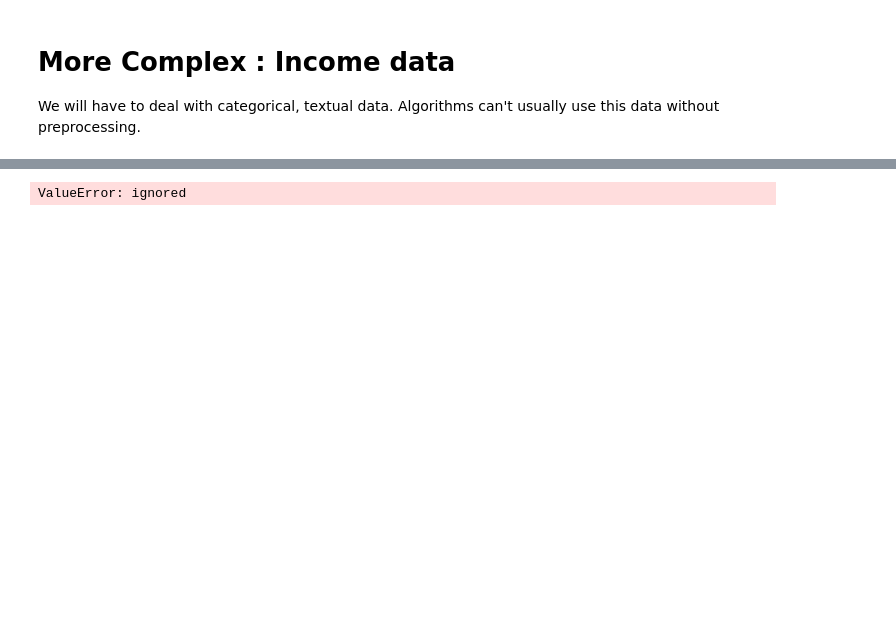
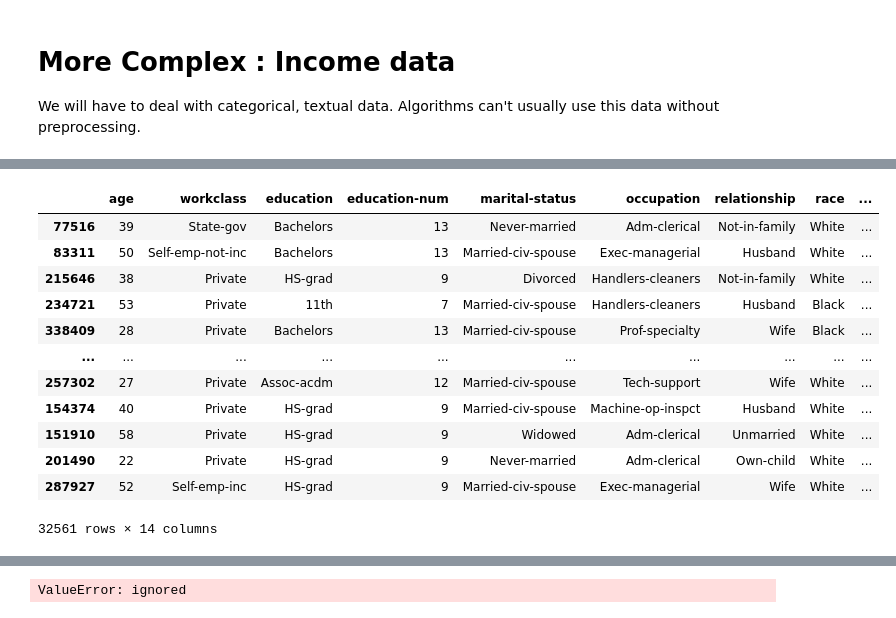
Before and after one commit to paulbruffett/python_class, a Jupyter notebook: M05 - Foundations of Applied Data Science.ipynb, the cells around one changed output, grey strips where cells are left out. Saved outputs shown, nothing was run; the diff lists cells and outputs as text; code cells hidden in the pictures; blank space fills up the shorter version.

```diff
--- a/M05 - Foundations of Applied Data Science.ipynb
+++ b/M05 - Foundations of Applied Data Science.ipynb
@@ -277,4 +274,4 @@ from sklearn.pipeline import Pipeline
 # %%
 col_names = ['age','workclass','education','education-num','marital-status','occupation','relationship','race','sex','capital-gain','capital-loss','hours-per-week','native-country','fnlwgt']
-X_train = pd.read_csv('https://archive.ics.uci.edu/ml/machine-learning-databases/adult/adult.data',names=col_names,header=None)
-X_test = pd.read_csv('https://archive.ics.uci.edu/ml/machine-learning-databases/adult/adult.test', header=None, skiprows=1,names=col_names)
+train = pd.read_csv('https://archive.ics.uci.edu/ml/machine-learning-databases/adult/adult.data',names=col_names,header=None,index_col=2)
+test = pd.read_csv('https://archive.ics.uci.edu/ml/machine-learning-databases/adult/adult.test', header=None, skiprows=1,names=col_names, index_col=2)
@@ -312,0 +278,16 @@ X_test
+# %%
+train
+# %% [output]
+|  | age | workclass | education | education-num | marital-status | occupation | relationship | race | ... |
+| 77516 | 39 | State-gov | Bachelors | 13 | Never-married | Adm-clerical | Not-in-family | White | ... |
+| 83311 | 50 | Self-emp-not-inc | Bachelors | 13 | Married-civ-spouse | Exec-managerial | Husband | White | ... |
+| 215646 | 38 | Private | HS-grad | 9 | Divorced | Handlers-cleaners | Not-in-family | White | ... |
+| 234721 | 53 | Private | 11th | 7 | Married-civ-spouse | Handlers-cleaners | Husband | Black | ... |
+| 338409 | 28 | Private | Bachelors | 13 | Married-civ-spouse | Prof-specialty | Wife | Black | ... |
+| ... | ... | ... | ... | ... | ... | ... | ... | ... | ... |
+| 257302 | 27 | Private | Assoc-acdm | 12 | Married-civ-spouse | Tech-support | Wife | White | ... |
+| 154374 | 40 | Private | HS-grad | 9 | Married-civ-spouse | Machine-op-inspct | Husband | White | ... |
+| 151910 | 58 | Private | HS-grad | 9 | Widowed | Adm-clerical | Unmarried | White | ... |
+| 201490 | 22 | Private | HS-grad | 9 | Never-married | Adm-clerical | Own-child | White | ... |
+| 287927 | 52 | Self-emp-inc | HS-grad | 9 | Married-civ-spouse | Exec-managerial | Wife | White | ... |
+32561 rows × 14 columns
```
Also changed, not shown: parts of 43 cells of this notebook.
